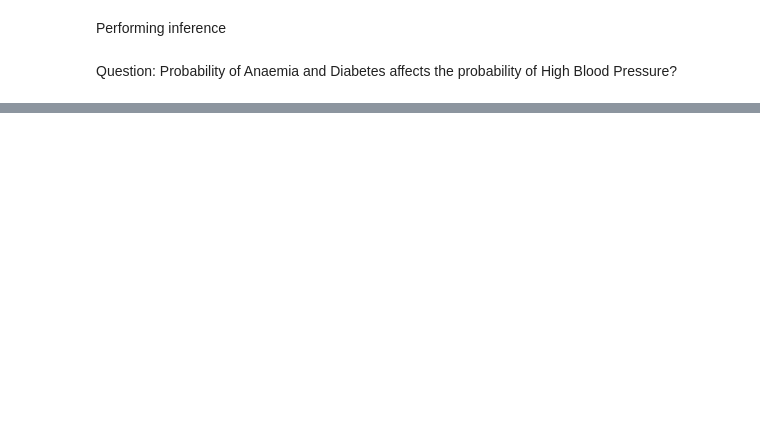
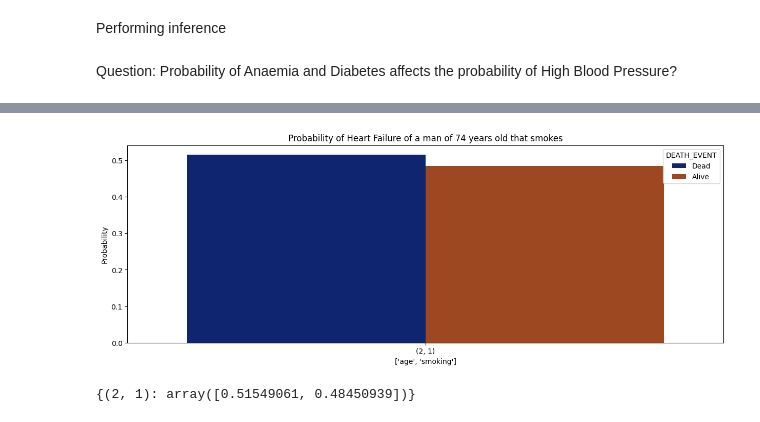
Before and after one commit to PtrTella/BayesianNetwork, a Jupyter notebook: CLASSIFY.ipynb, the cells around one changed output, grey strips where cells are left out. Saved outputs shown, nothing was run; the diff lists cells and outputs as text; code cells hidden in the pictures; blank space fills up the shorter version.

```diff
--- a/CLASSIFY.ipynb
+++ b/CLASSIFY.ipynb
@@ -339,0 +351,5 @@ def inference(evidences, target, network, combinations=None, plot=True):
+# %%
+inference(['age','smoking'], 'DEATH_EVENT', network, combinations=[(2,1)], title='Probability of Heart Failure of a man of 74 years old that smokes')
+# %% [output]
+[figure, added]
+{(2, 1): array([0.51549061, 0.48450939])}
```
Also changed, not shown: parts of 7 cells of this notebook.
